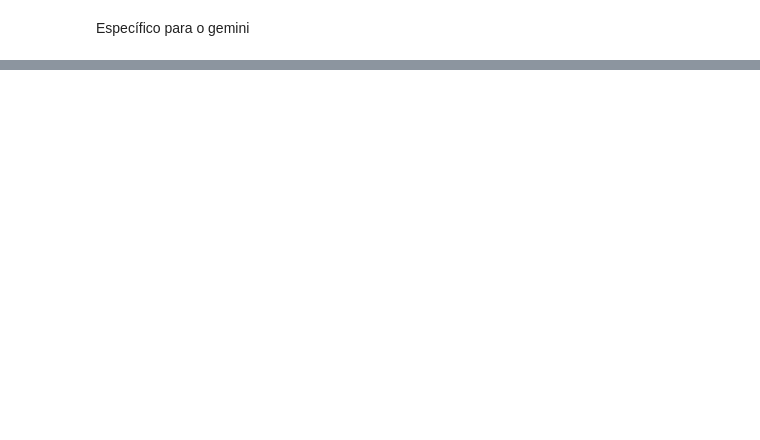
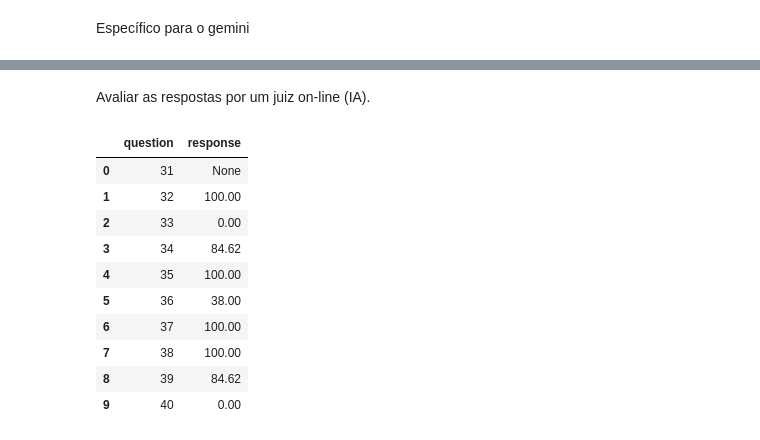
Before and after one commit to eduoududu/juridico, a Jupyter notebook: models/open_questions.ipynb, the cells around one changed output, grey strips where cells are left out. Drawn from its saved outputs; the diff is of its cells as text; code cells hidden in the pictures; blank space fills up the shorter version.

```diff
--- a/models/open_questions.ipynb
+++ b/models/open_questions.ipynb
@@ -628,4 +292,0 @@ The subtask explicitly requests applying the `calculate_bert_f1` function to com
-# %%
-print("Calculating BERTScore F1 for Llama3...")
-df_ias['llama3_bert_f1'] = calculate_bert_f1(df_ias['llama3'].tolist(), df_ias['choices'].tolist())
-print("Llama3 BERTScore F1 calculation complete.")
@@ -651,22 +292,0 @@ The previous steps successfully calculated the BERTScore F1 for Llama3. Now, I w
-# %%
-print("Calculating BERTScore F1 for Llama4...")
-df_ias['llama4_bert_f1'] = calculate_bert_f1(df_ias['llama4'].tolist(), df_ias['choices'].tolist())
-print("Llama4 BERTScore F1 calculation complete.")
-
-print("\nCalculating BERTScore F1 for Gemini...")
-df_ias['gemini_bert_f1'] = calculate_bert_f1(df_ias['gemini'].tolist(), df_ias['choices'].tolist())
-print("Gemini BERTScore F1 calculation complete.")
-
-# Display the head of the DataFrame with new BERTScore F1 columns
-print("\nDataFrame head with new BERTScore F1 columns:")
-display(df_ias[['question', 'llama3_bert_f1', 'llama4_bert_f1', 'gemini_bert_f1']].head())
-
-# Display descriptive statistics for the BERTScore F1 values for each model
-print("\nDescriptive statistics for BERTScore F1 (Llama3):")
-display(df_ias['llama3_bert_f1'].describe())
-
-print("\nDescriptive statistics for BERTScore F1 (Llama4):")
-display(df_ias['llama4_bert_f1'].describe())
-
-print("\nDescriptive statistics for BERTScore F1 (Gemini):")
-display(df_ias['gemini_bert_f1'].describe())
@@ -735,0 +295,5 @@ dtype: float64
+# %%
+# The dataframe df_ias is already available from previous steps.
+df_ias['llama3_bert'] = calculate_bert_f1(df_ias['llama3'].tolist(), df_ias['choices'].tolist())
+df_ias['llama4_bert'] = calculate_bert_f1(df_ias['llama4'].tolist(), df_ias['choices'].tolist())
+df_ias['gemini_bert'] = calculate_bert_f1(df_ias['gemini'].tolist(), df_ias['choices'].tolist())
@@ -735,0 +312,2 @@ dtype: float64
+# %% [markdown]
+Avaliar as respostas por um juiz on-line (IA).
@@ -735,0 +361,17 @@ dtype: float64
+# %%
+model_id = "nvidia/nemotron-3-nano-30b-a3b:free"
+df_score_lama3 = llm_judge(client_ai_instance('oprouter_api_key'), model_id, 'llama3')
+df_score_lama4 = llm_judge(client_ai_instance('oprouter_api_key'), model_id, 'llama4')
+df_score_gemini = llm_judge(client_ai_instance('oprouter_api_key'), model_id, 'gemini')
+# %% [output]
+|  | question | response |
+| 0 | 31 | None |
+| 1 | 32 | 100.00 |
+| 2 | 33 | 0.00 |
+| 3 | 34 | 84.62 |
+| 4 | 35 | 100.00 |
+| 5 | 36 | 38.00 |
+| 6 | 37 | 100.00 |
+| 7 | 38 | 100.00 |
+| 8 | 39 | 84.62 |
+| 9 | 40 | 0.00 |
```
Also changed, not shown: parts of 31 cells of this notebook, 3 other files.
